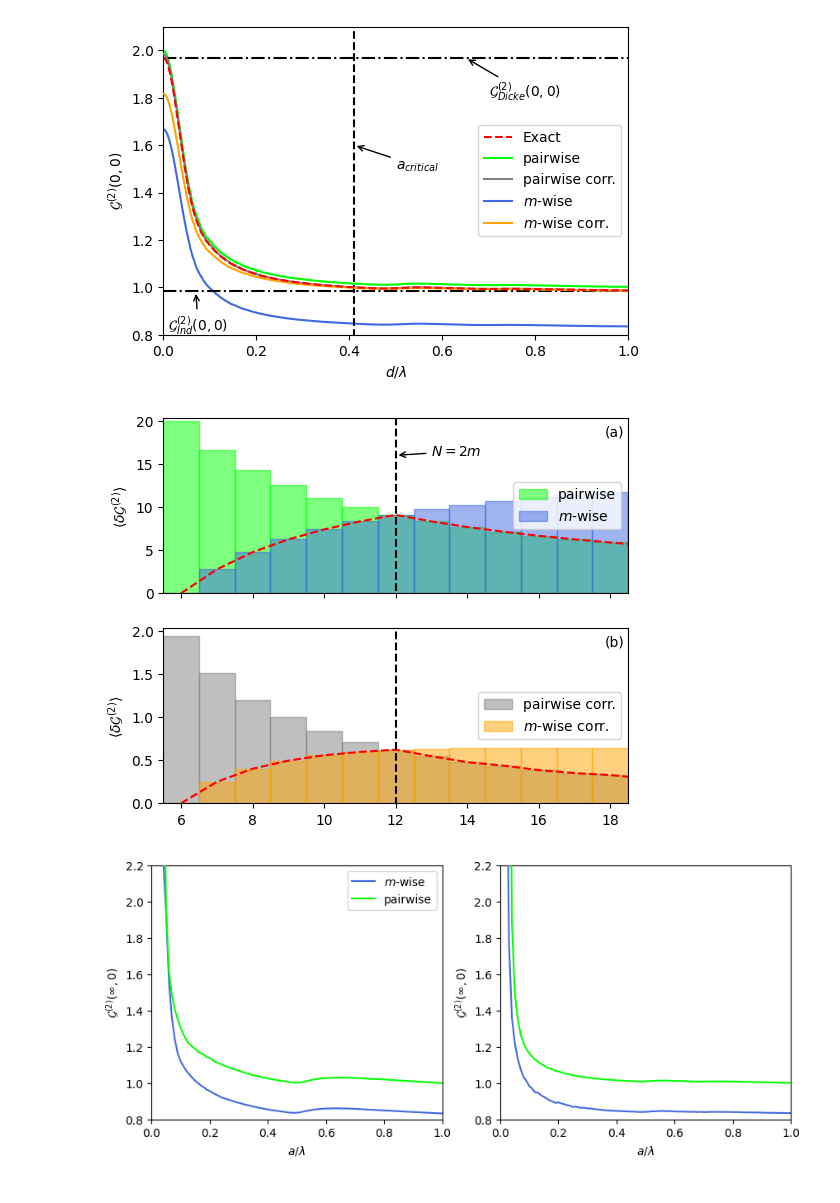
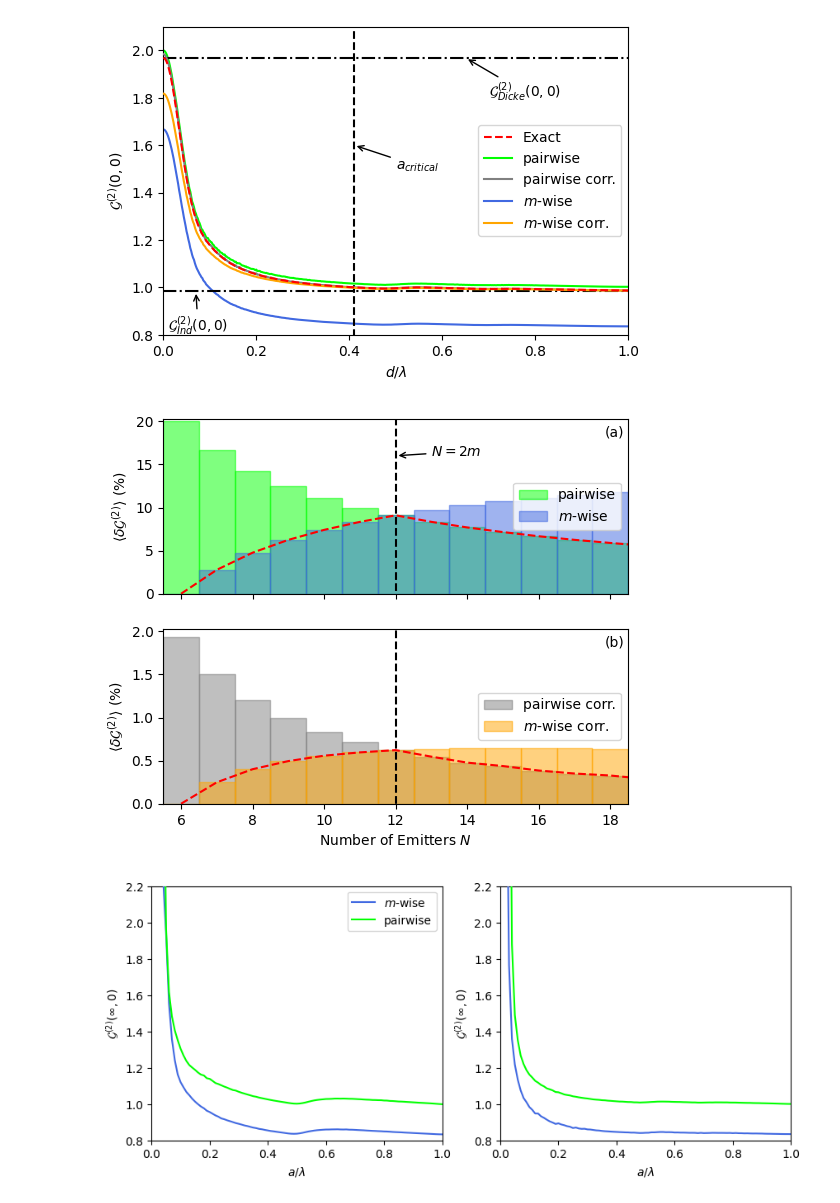
Before and after one commit to Daneyles1/PhD_Projects, a Jupyter notebook: Sampling Methods/Plotting_Visuals.ipynb, the cells around one changed output. Saved outputs shown, nothing was run; the diff lists cells and outputs as text; code cells hidden in the pictures.

```diff
--- a/Sampling Methods/Plotting_Visuals.ipynb
+++ b/Sampling Methods/Plotting_Visuals.ipynb
@@ -235,35 +235,36 @@ for N in N_Set:
 
 axes[0].bar(N_Set, Diff_Pair, width=1, alpha=0.5, facecolor=c_Gard, edgecolor=c_Gard, label="pairwise")
 axes[1].bar(N_Set, Diff_Pair_corr, width=1, alpha=0.5, facecolor=c_Gard_Corr, edgecolor=c_Gard_Corr, label="pairwise corr.")
 
 axes[0].bar(N_Set, Diff_m, width=1, alpha=0.5, facecolor=c_under, edgecolor=c_under, label="$m$-wise")
 axes[1].bar(N_Set, Diff_m_corr, width=1, alpha=0.5, facecolor=c_under_Corr, edgecolor=c_under_Corr, label='$m$-wise corr.')
 
 Min = np.minimum(Diff_m, Diff_Pair)
 axes[0].plot(N_Set, Min, c='red', linestyle='dashed')
 Min_Corr = np.minimum(Diff_m_corr, Diff_Pair_corr)
 axes[1].plot(N_Set, Min_Corr, c='red', linestyle='dashed')
 
 N_ticks = [i for i in N_Set if i%2 == 0]
 axes[0].set_xticks(N_ticks, ["" for i in N_ticks] )
 axes[1].set_xticks(N_ticks)
 axes[0].set_ylim([0,20.3])
 axes[1].set_ylim([0,2.03])
 for i in range(2):
     axes[i].set_xlim([min(N_Set)-0.5, max(N_Set)-0.5])
     axes[i].plot([2*m, 2*m], [-1, 30], linestyle='dashed', c='black')
-    axes[i].set_ylabel("$\\langle \delta \mathcal{G}^{(2)} \\rangle$")
+    axes[i].set_ylabel("$\\langle \delta \mathcal{G}^{(2)} \\rangle$ (%)")
     axes[i].legend(loc = "center right")
 
 axes[0].annotate("$N=2m$", xy=(2*m, 16),  xytext=(2*m+1, 16),
             arrowprops=dict(arrowstyle="->", color="black", lw=1), fontsize=10)
 
 axes[0].text(0.95, 0.9, "(a)", transform=axes[0].transAxes)
 axes[1].text(0.95, 0.9, "(b)", transform=axes[1].transAxes)
+axes[1].set_xlabel("Number of Emitters $N$")
 
 plt.show()
 # %% [output]
-[figure, old version]
+[figure, new version]
 # %%
 # (Fig 7) Comaprison of approximaitons in the Steady state NOT DONE
 kL = [1,0,0]
```
